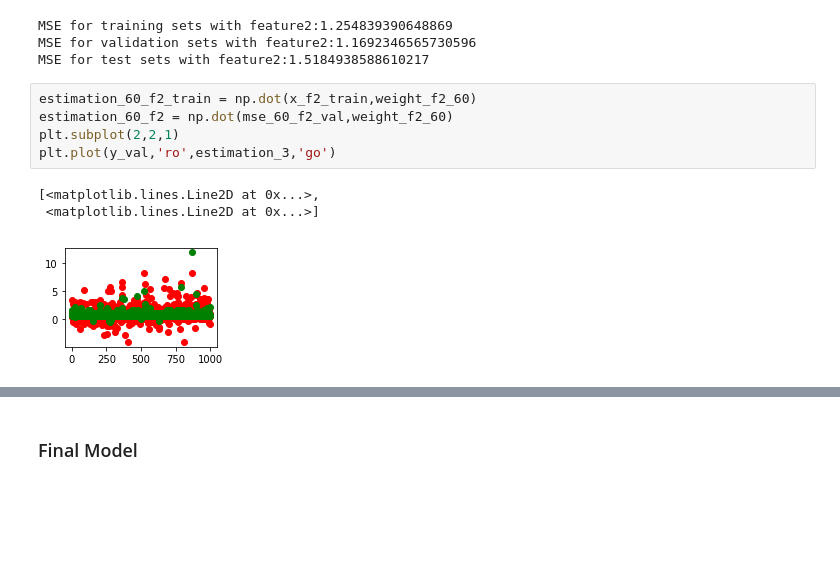
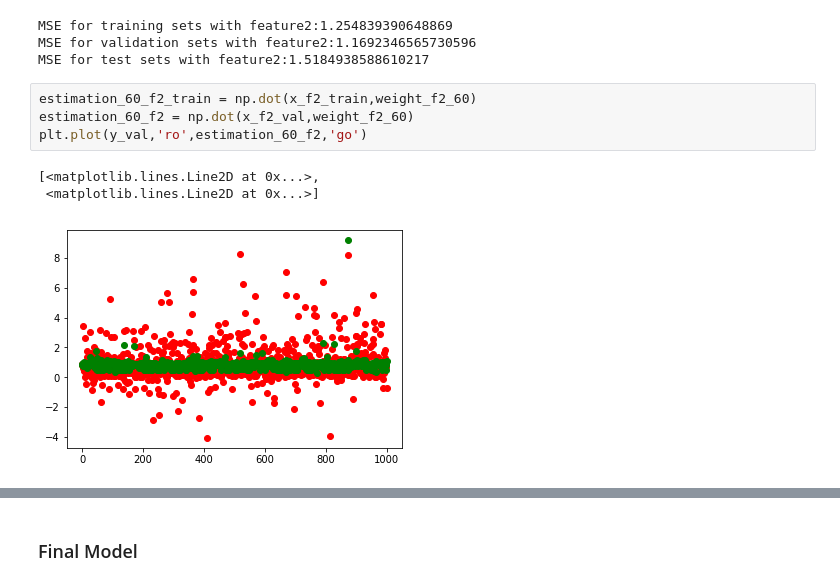
Before and after one commit to wkkmike/Linear_Regression_for_Reddit_Comment-, a Jupyter notebook: Project 1.ipynb, the cells around one changed output, grey strips where cells are left out. Saved outputs shown, nothing was run; the diff lists cells and outputs as text; blank space fills up the shorter version.

Commit message:
images

```diff
--- a/Project 1.ipynb
+++ b/Project 1.ipynb
@@ -355,10 +355,9 @@ MSE for validation sets with feature2:1.1692346565730596
 MSE for test sets with feature2:1.5184938588610217
 # %%
 estimation_60_f2_train = np.dot(x_f2_train,weight_f2_60)
-estimation_60_f2 = np.dot(mse_60_f2_val,weight_f2_60)
-plt.subplot(2,2,1)
-plt.plot(y_val,'ro',estimation_3,'go')
+estimation_60_f2 = np.dot(x_f2_val,weight_f2_60)
+plt.plot(y_val,'ro',estimation_60_f2,'go')
 # %% [output]
 [<matplotlib.lines.Line2D at 0x...>,
  <matplotlib.lines.Line2D at 0x...>]
-[figure, old version]
+[figure, new version]
```
Also changed, not shown: parts of 7 cells of this notebook.
